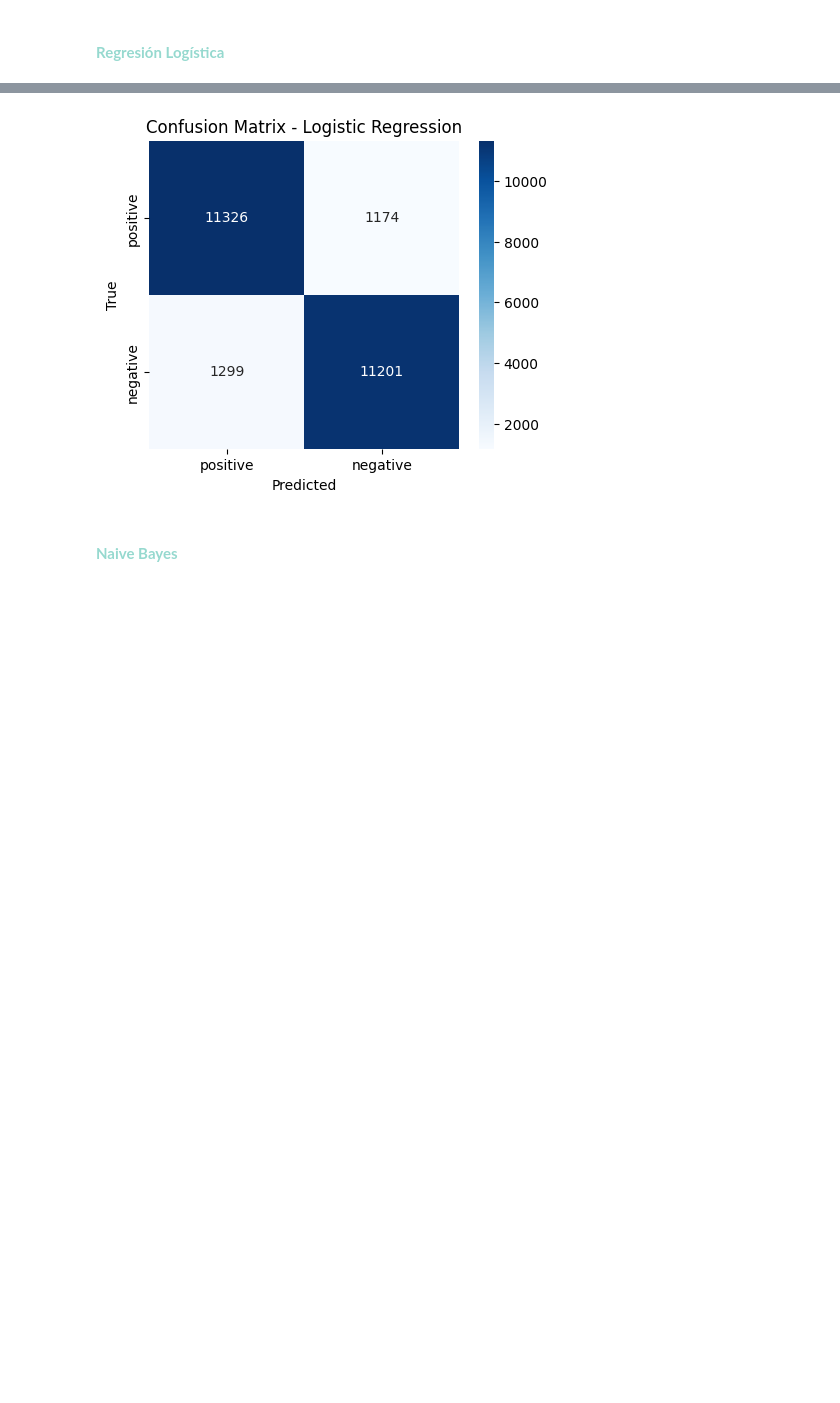
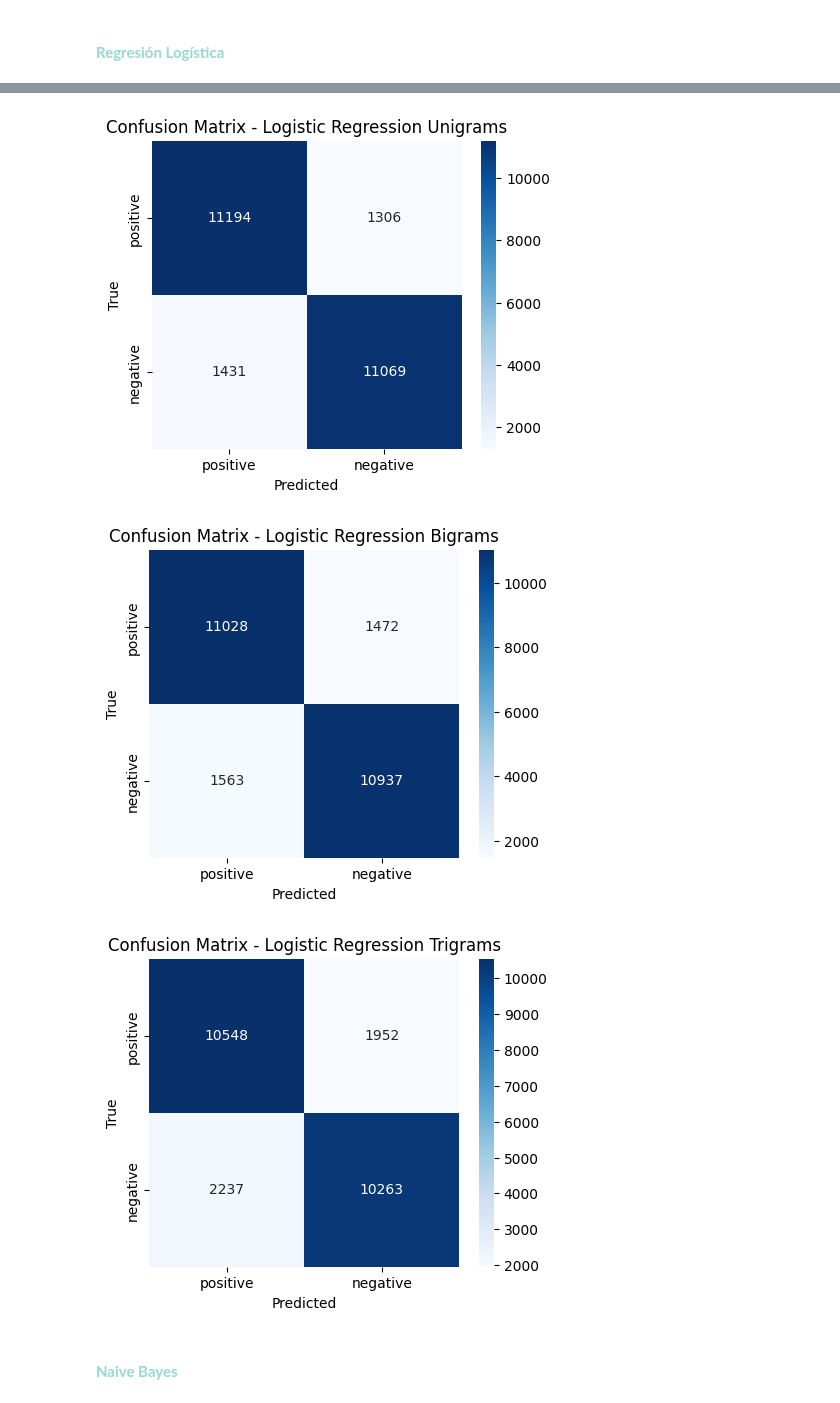
Before and after one commit to priscilacervantes25/Project-No.-1_N-grams, a Jupyter notebook: Project-No.1.ipynb, the cells around one changed output, grey strips where cells are left out. Saved outputs shown, nothing was run; the diff lists cells and outputs as text; code cells hidden in the pictures; blank space fills up the shorter version.

Commit message:
sepracion uni,bi y trigramas

```diff
--- a/Project-No.1.ipynb
+++ b/Project-No.1.ipynb
@@ -181,3 +166,28 @@ Shape X_test: (25000, 50000)
+# %%
+# Ejemplo con unigramas
+vectorizer_uni = CountVectorizer(ngram_range=(1,1), max_features=50000)
+X_train_uni = vectorizer_uni.fit_transform(train_df["clean_review"])
+X_test_uni = vectorizer_uni.transform(test_df["clean_review"])
+
+y_train_uni = train_df["sentiment"]
+y_test_uni = test_df["sentiment"]
+
+# Ejemplo con bigramas
+vectorizer_bi = CountVectorizer(ngram_range=(2,2), max_features=50000)
+X_train_bi = vectorizer_bi.fit_transform(train_df["clean_review"])
+X_test_bi = vectorizer_bi.transform(test_df["clean_review"])
+
+y_train_bi = train_df["sentiment"]
+y_test_bi = test_df["sentiment"]
+
+
+# Ejemplo con trigramas
+vectorizer_tri = CountVectorizer(ngram_range=(3,3), max_features=50000)
+X_train_tri = vectorizer_tri.fit_transform(train_df["clean_review"])
+X_test_tri = vectorizer_tri.transform(test_df["clean_review"])
+
+y_train_tri = train_df["sentiment"]
+y_test_tri = test_df["sentiment"]
 # %% [markdown]
 Para representar las reseñas se utilizó un CountVectorizer de Scikit-learn para extraer unigramas, bigramas y trigramas. Esto significa que cada reseña se transforma en un vector que refleja la frecuencia de palabras individuales y combinaciones de dos o tres palabras consecutivas. Se limitó el vocabulario a 50,000 características para reducir el consumo de memoria.
 
@@ -189,4 +201,4 @@ El vectorizador se ajusta al conjunto de entrenamiento y luego se aplica al conj
 # %%
-logreg = LogisticRegression(max_iter=1000, solver="saga")
-logreg.fit(X_train, y_train)
-y_pred_logreg = logreg.predict(X_test)
+logreg_uni = LogisticRegression(max_iter=1000, solver="saga")
+logreg_uni.fit(X_train_uni, y_train_uni)
+y_pred_logreg_uni = logreg_uni.predict(X_test_uni)
@@ -192,0 +207,4 @@ y_pred_logreg = logreg.predict(X_test)
+# %%
+logreg_bi = LogisticRegression(max_iter=1000, solver="saga")
+logreg_bi.fit(X_train_bi, y_train_bi)
+y_pred_logreg_bi = logreg_bi.predict(X_test_bi)
@@ -193,3 +213,7 @@ y_pred_logreg = logreg.predict(X_test)
+# %%
+logreg_tri = LogisticRegression(max_iter=1000, solver="saga")
+logreg_tri.fit(X_train_tri, y_train_tri)
+y_pred_logreg_tri = logreg_tri.predict(X_test_tri)
 # %% [markdown]
 *Explicación de hiperparámetros*
 
@@ -251,7 +313,11 @@ weighted avg       0.90      0.90      0.90     25000
 # %%
-plot_confusion(y_test, y_pred_logreg, "Confusion Matrix - Logistic Regression")
+plot_confusion(y_test_uni, y_pred_logreg_uni, "Confusion Matrix - Logistic Regression Unigrams")
+plot_confusion(y_test_bi, y_pred_logreg_bi, "Confusion Matrix - Logistic Regression Bigrams")
+plot_confusion(y_test_tri, y_pred_logreg_tri, "Confusion Matrix - Logistic Regression Trigrams")
 # %% [output]
-[figure, old version]
+[figure, new version]
+[figure, added]
+[figure, added]
 # %% [markdown]
 #### <font color= #96d9cf> **Naive Bayes** </font>
 # %%
```
Also changed, not shown: parts of 31 cells of this notebook.
